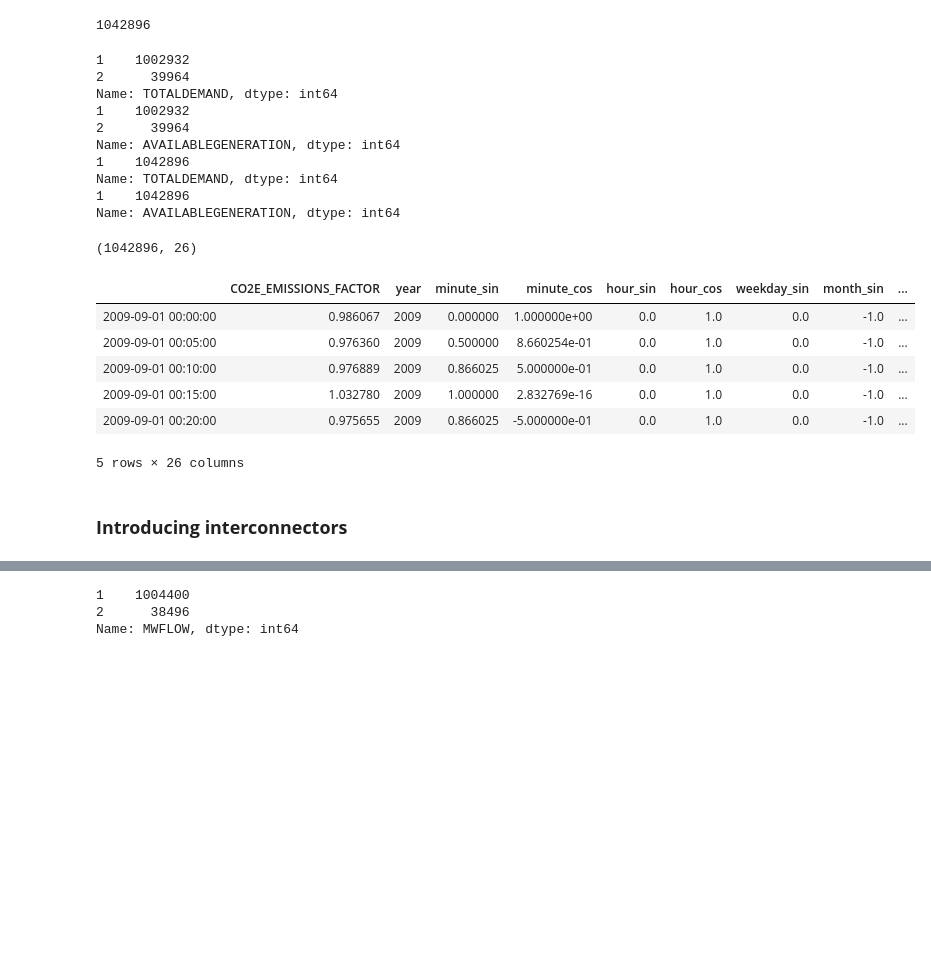
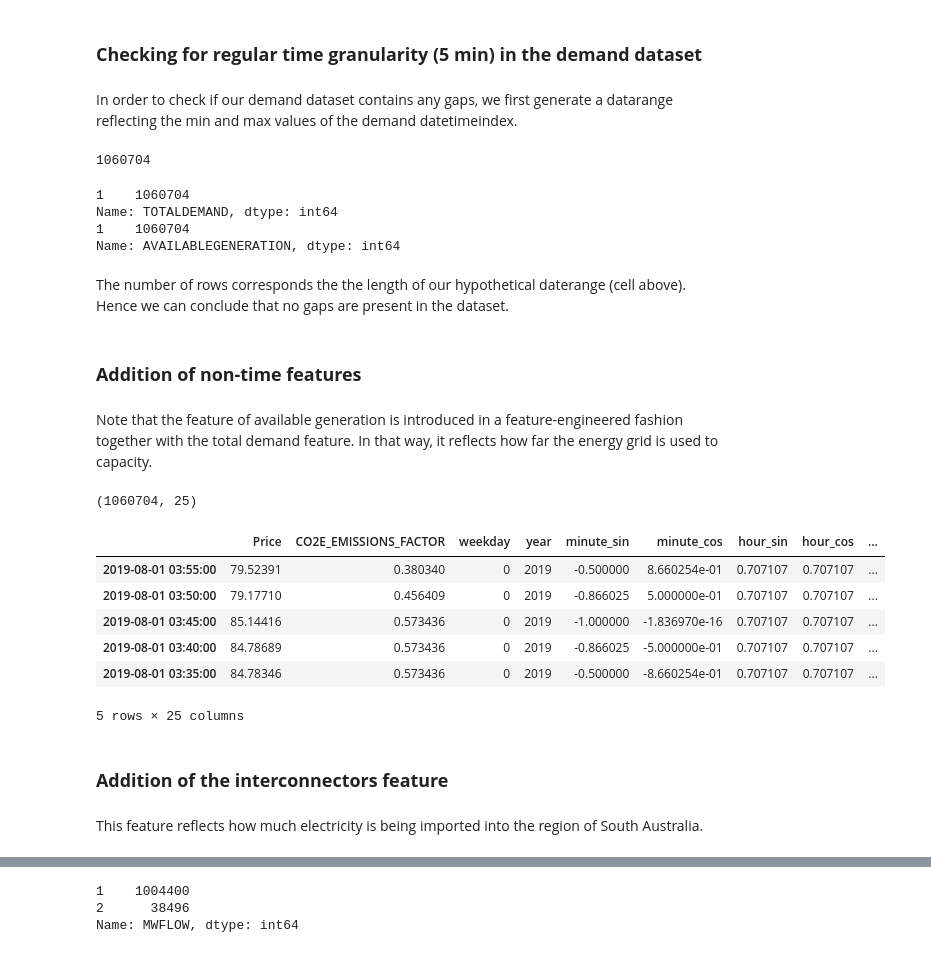
Before and after one commit to bkubsch/marginal-carbon, a Jupyter notebook: notebooks/8a_data_prep.ipynb, the cells around one changed output, grey strips where cells are left out. Saved outputs shown, nothing was run; the diff lists cells and outputs as text; code cells hidden in the pictures; blank space fills up the shorter version.

```diff
--- a/notebooks/8a_data_prep.ipynb
+++ b/notebooks/8a_data_prep.ipynb
@@ -159,0 +8,3 @@ df_mean2.head(10)
+# %%
+df = pd.read_pickle('../../big_data/train_time_features.pkl')
+df.head()
@@ -160,10 +19,10 @@ df_mean2.head(10)
 # %%
-demand = pd.read_csv('{}/nem-data/demand.csv'.format(os.environ['HOME']), index_col=-1, parse_dates=True)
+demand = pd.read_csv('../../big_data/demand.csv', index_col=-1, parse_dates=True)
 demand.drop(columns=["SETTLEMENTDATE", "I", "INTERVENTION"], inplace=True)
-demand = demand[(demand.index >= df_mean2.index.min()) & (demand.index <= df_mean2.index.max())]
+demand = demand[(demand.index >= df.index.min()) & (demand.index <= df.index.max())]
 
-assert demand.index.min() == df_mean2.index.min()
-assert demand.index.max() == df_mean2.index.max()
+assert demand.index.min() == df.index.min()
+assert demand.index.max() == df.index.max()
 
 demand.head()
 # %% [output]
@@ -187,46 +46,48 @@ print(df_mean2.index.max())
 2019-08-01 03:55:00
+# %% [markdown]
+### __Checking for regular time granularity (5 min) in the demand dataset__
+# %% [markdown]
+In order to check if our demand dataset contains any gaps, we first generate a datarange reflecting the min and max values of the demand datetimeindex.
 # %%
 len(pd.date_range(start=demand.index.min(), end=demand.index.max(), freq="5min"))
 # %% [output]
-1042896
+1060704
 # %%
-test1 = demand.groupby(demand.index).agg({"TOTALDEMAND":"count","AVAILABLEGENERATION":"count"})
-print(test1.TOTALDEMAND.value_counts())
-print(test1.AVAILABLEGENERATION.value_counts())
-
-test2 = demand.groupby(demand.index).agg({"TOTALDEMAND": "nunique","AVAILABLEGENERATION":"nunique"})
-print(test2.TOTALDEMAND.value_counts())
-print(test2.AVAILABLEGENERATION.value_counts())
+test = demand.groupby(demand.index).agg({"TOTALDEMAND": "nunique","AVAILABLEGENERATION":"nunique"})
+print(test.TOTALDEMAND.value_counts())
+print(test.AVAILABLEGENERATION.value_counts())
 
 #all TOTALDEMANDS and AVAILABLEGENERATION are unique
 # %% [output]
-1    1002932
-2      39964
+1    1060704
 Name: TOTALDEMAND, dtype: int64
-1    1002932
-2      39964
+1    1060704
 Name: AVAILABLEGENERATION, dtype: int64
-1    1042896
-Name: TOTALDEMAND, dtype: int64
-1    1042896
-Name: AVAILABLEGENERATION, dtype: int64
+# %% [markdown]
+The number of rows corresponds the the length of our hypothetical daterange (cell above). Hence we can conclude that no gaps are present in the dataset.
+# %% [markdown]
+### __Addition of non-time features__
+# %% [markdown]
+Note that the feature of available generation is introduced in a feature-engineered fashion together with the total demand feature. In that way, it reflects how far the energy grid is used to capacity.
 # %%
 demand = demand.groupby(demand.index).mean()
 # %%
-df_mean2["demand"] = demand.TOTALDEMAND
-df_mean2["demand_capacity"] = demand.TOTALDEMAND/demand.AVAILABLEGENERATION
+df["demand"] = demand.TOTALDEMAND
+df["demand_capacity"] = demand.TOTALDEMAND/demand.AVAILABLEGENERATION
 # %%
-print(df_mean2.shape)
-df_mean2.head()
+print(df.shape)
+df.head()
 # %% [output]
-(1042896, 26)
+(1060704, 25)
-|  | CO2E_EMISSIONS_FACTOR | year | minute_sin | minute_cos | hour_sin | hour_cos | weekday_sin | month_sin | ... |
-| 2009-09-01 00:00:00 | 0.986067 | 2009 | 0.000000 | 1.000000e+00 | 0.0 | 1.0 | 0.0 | -1.0 | ... |
-| 2009-09-01 00:05:00 | 0.976360 | 2009 | 0.500000 | 8.660254e-01 | 0.0 | 1.0 | 0.0 | -1.0 | ... |
-| 2009-09-01 00:10:00 | 0.976889 | 2009 | 0.866025 | 5.000000e-01 | 0.0 | 1.0 | 0.0 | -1.0 | ... |
-| 2009-09-01 00:15:00 | 1.032780 | 2009 | 1.000000 | 2.832769e-16 | 0.0 | 1.0 | 0.0 | -1.0 | ... |
-| 2009-09-01 00:20:00 | 0.975655 | 2009 | 0.866025 | -5.000000e-01 | 0.0 | 1.0 | 0.0 | -1.0 | ... |
+|  | Price | CO2E_EMISSIONS_FACTOR | weekday | year | minute_sin | minute_cos | hour_sin | hour_cos | ... |
+| 2019-08-01 03:55:00 | 79.52391 | 0.380340 | 0 | 2019 | -0.500000 | 8.660254e-01 | 0.707107 | 0.707107 | ... |
+| 2019-08-01 03:50:00 | 79.17710 | 0.456409 | 0 | 2019 | -0.866025 | 5.000000e-01 | 0.707107 | 0.707107 | ... |
+| 2019-08-01 03:45:00 | 85.14416 | 0.573436 | 0 | 2019 | -1.000000 | -1.836970e-16 | 0.707107 | 0.707107 | ... |
+| 2019-08-01 03:40:00 | 84.78689 | 0.573436 | 0 | 2019 | -0.866025 | -5.000000e-01 | 0.707107 | 0.707107 | ... |
+| 2019-08-01 03:35:00 | 84.78346 | 0.573436 | 0 | 2019 | -0.500000 | -8.660254e-01 | 0.707107 | 0.707107 | ... |
-5 rows × 26 columns
+5 rows × 25 columns
-# %% [markdown]
-### __Introducing interconnectors__
+# %% [markdown]
+### __Addition of the interconnectors feature__
+# %% [markdown]
+This feature reflects how much electricity is being imported into the region of South Australia.
 # %%
```
Also changed, not shown: parts of 38 cells of this notebook, 3 other files.
